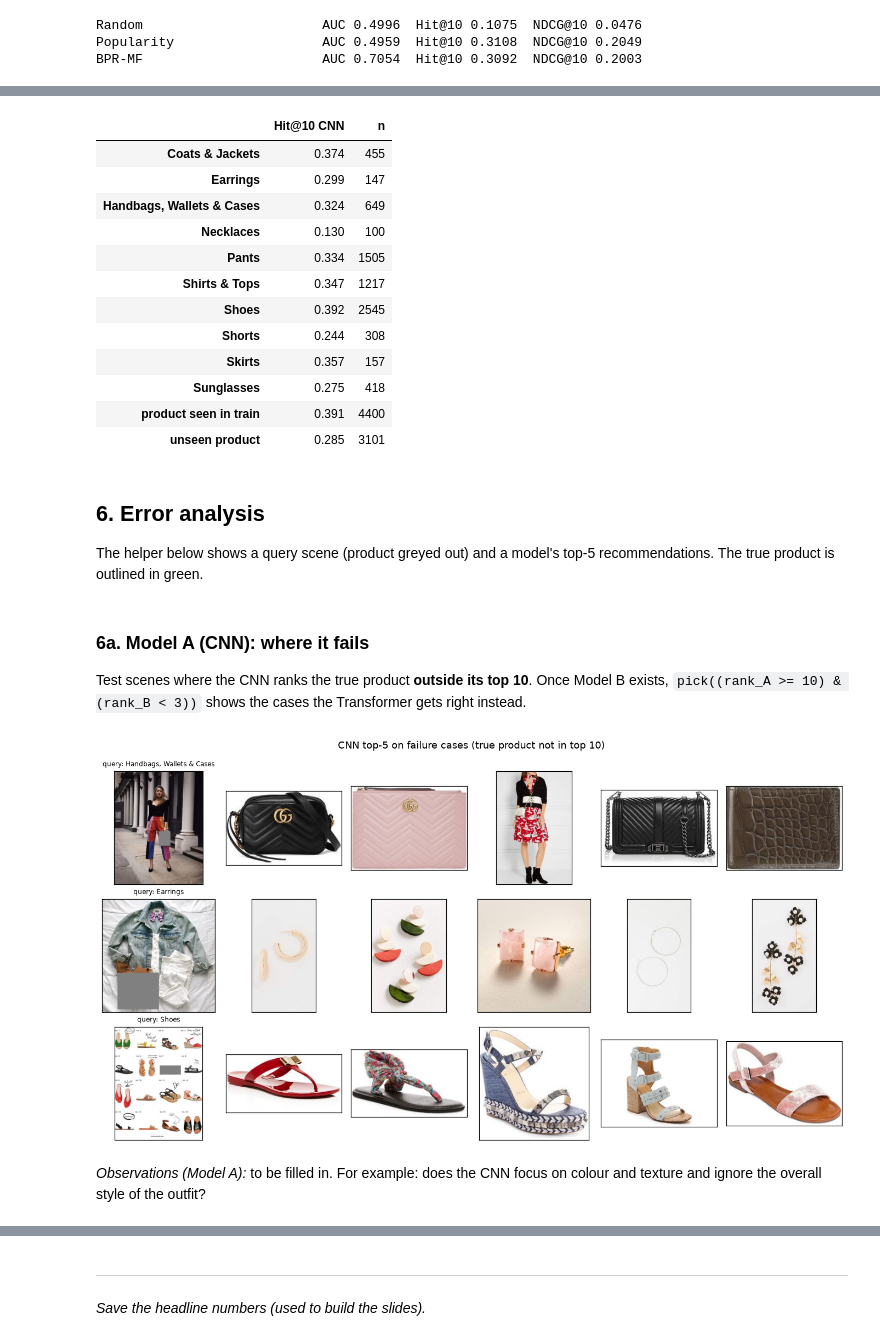
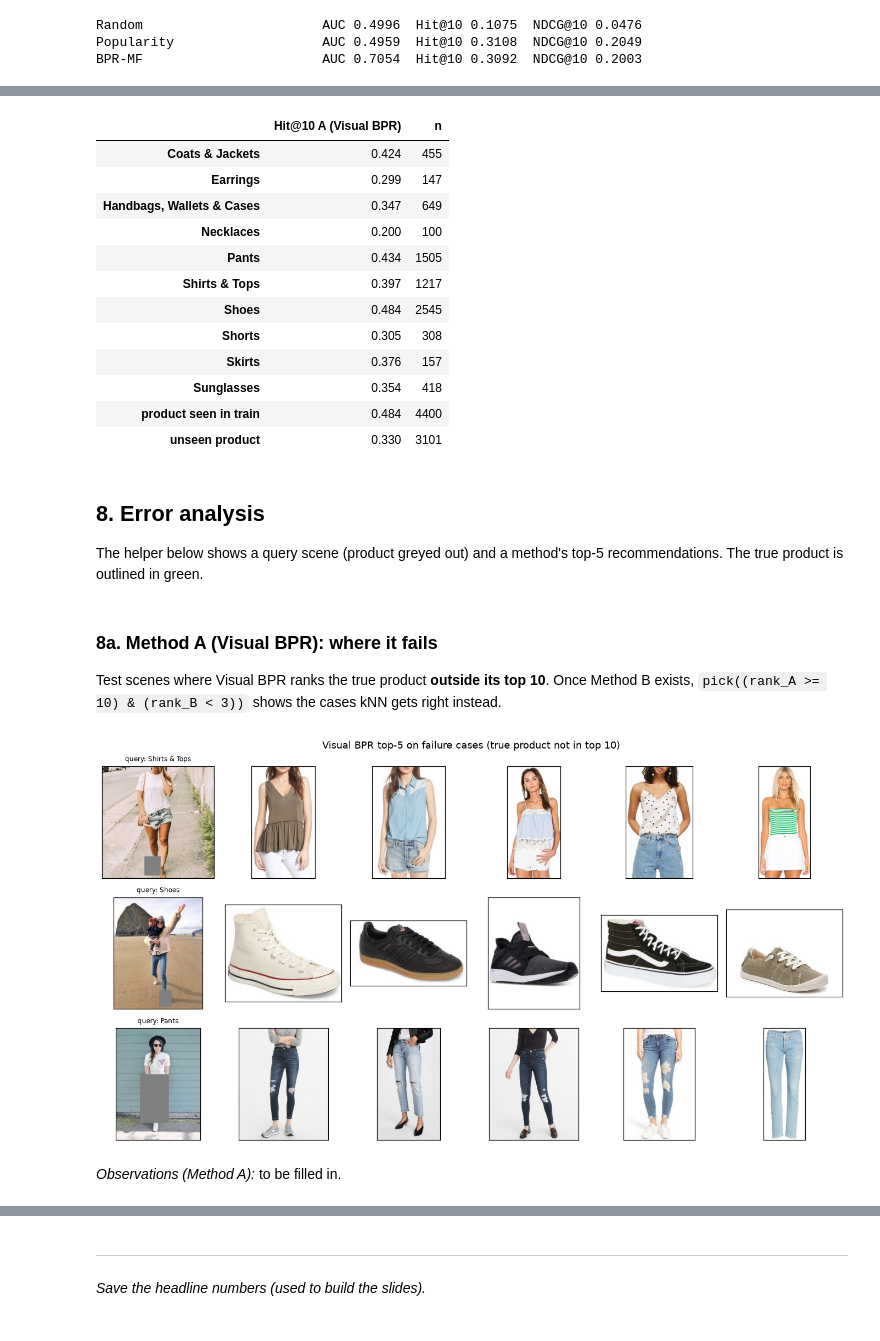
Before and after one commit to raw012/PInterest-Recommender-System, a Jupyter notebook: workbook.ipynb, the cells around one changed output, grey strips where cells are left out. Saved outputs shown, nothing was run; the diff lists cells and outputs as text; code cells hidden in the pictures.

```diff
--- a/workbook.ipynb
+++ b/workbook.ipynb
@@ -169,0 +182,5 @@ BPR-MF                       AUC 0.7054  Hit@10 0.3092  NDCG@10 0.2003
+# %%
+FEATS = {tag: (np.load(f'data/feat_{tag}_product.npy').astype(np.float32),       # [n_products, 512]
+               np.load(f'data/feat_{tag}_scene_masked.npy').astype(np.float32))  # [n_pairs, 512]
+         for tag in ['cnn', 'vit']}
+pd.DataFrame({t: json.load(open(f'data/encoder_{t}.json')) for t in FEATS}).T[['arch', 'params_M', 'embed_dim', 'images_per_sec']]
@@ -199,13 +216,21 @@ class VisualBPR(nn.Module):
         if f_prod.dim() == 3: q = q[:, None, :]
         return (q * v).sum(-1) + self.w(f_prod).squeeze(-1)
 
-def run_visual_model(tag):
-    P = np.load(f'data/feat_{tag}_product.npy').astype(np.float32)
-    S = np.load(f'data/feat_{tag}_scene_masked.npy').astype(np.float32)
+def run_visual_bpr(tag):
+    P, S = FEATS[tag]
     inputs = lambda b: (T(S[b.row.values]), T(b.category.map(cat_id).values))
     torch.manual_seed(SEED)
     model = train_bpr(VisualBPR(P.shape[1]), lambda m, b, neg: (m(*inputs(b), T(P[b.p.values])),
                                                                  m(*inputs(b), T(P[neg]))))
     def score(df, cand):
         with torch.no_grad(): return model(*inputs(df), T(P[cand])).numpy()
-    return model, score
+    return score
+
+method_A = {}
+for tag, name in [('cnn', 'CNN'), ('vit', 'ViT')]:
+    score = run_visual_bpr(tag)
+    method_A[tag] = dict(score=score, valid_auc=evaluate(score, valid, NEG['valid'])['AUC'],
+                         rank=report(f'A: Visual BPR ({name})', score))
+best_A = max(method_A, key=lambda t: method_A[t]['valid_auc'])
+score_A, rank_A = method_A[best_A]['score'], method_A[best_A]['rank']
+print('features chosen on validation:', best_A)
@@ -214,3 +240,0 @@ def run_visual_model(tag):
-# %%
-model_A, score_A = run_visual_model('cnn')
-rank_A = report('Model A: CNN (ResNet)', score_A)
@@ -243,7 +270,7 @@ ViT features: (38111, 512) (72198, 512)
 # %%
 res = pd.DataFrame(results).T
 display(res.style.format('{:.3f}').highlight_max(axis=0, color='#c6efce'))
-ax = res.plot.barh(figsize=(9, 3.5), width=.8); ax.invert_yaxis(); ax.set_title('Test set (1 true product vs 99 same-category negatives)')
+ax = res.plot.barh(figsize=(9, 3.8), width=.8); ax.invert_yaxis(); ax.set_title('Test set (1 true product vs 99 same-category negatives)')
 plt.tight_layout(); plt.show()
 # %% [output]
 |  | AUC | Hit@10 | NDCG@10 |
@@ -267,28 +285,28 @@ eff[['arch', 'params_M', 'input_px', 'embed_dim', 'images_per_sec']]
 # %%
-ranks = {'Hit@10 CNN': rank_A}
-if rank_B is not None: ranks['Hit@10 Transformer'] = rank_B
+ranks = {'Hit@10 A (Visual BPR)': rank_A}
+if rank_B is not None: ranks['Hit@10 B (Visual kNN)'] = rank_B
 by = test.assign(**{k: r < 10 for k, r in ranks.items()},
                  product=np.where(test.p.isin(train_products), 'product seen in train', 'unseen product'))
 pd.concat([by.groupby('category')[list(ranks)].mean().assign(n=by.category.value_counts()),
            by.groupby('product')[list(ranks)].mean().assign(n=by['product'].value_counts())]).round(3)
 # %% [output]
-|  | Hit@10 CNN | n |
-| Coats & Jackets | 0.374 | 455 |
+|  | Hit@10 A (Visual BPR) | n |
+| Coats & Jackets | 0.424 | 455 |
 | Earrings | 0.299 | 147 |
-| Handbags, Wallets & Cases | 0.324 | 649 |
-| Necklaces | 0.130 | 100 |
-| Pants | 0.334 | 1505 |
-| Shirts & Tops | 0.347 | 1217 |
-| Shoes | 0.392 | 2545 |
-| Shorts | 0.244 | 308 |
-| Skirts | 0.357 | 157 |
-| Sunglasses | 0.275 | 418 |
-| product seen in train | 0.391 | 4400 |
-| unseen product | 0.285 | 3101 |
+| Handbags, Wallets & Cases | 0.347 | 649 |
+| Necklaces | 0.200 | 100 |
+| Pants | 0.434 | 1505 |
+| Shirts & Tops | 0.397 | 1217 |
+| Shoes | 0.484 | 2545 |
+| Shorts | 0.305 | 308 |
+| Skirts | 0.376 | 157 |
+| Sunglasses | 0.354 | 418 |
+| product seen in train | 0.484 | 4400 |
+| unseen product | 0.330 | 3101 |
 # %% [markdown]
-## 6. Error analysis
+## 8. Error analysis
 
-The helper below shows a query scene (product greyed out) and a model's top-5 recommendations. The true product is outlined in green.
+The helper below shows a query scene (product greyed out) and a method's top-5 recommendations. The true product is outlined in green.
 # %%
 def show_recs(score_fn, rows, title, top=5):
     df = test.iloc[rows]; cand = np.concatenate([df.p.values[:, None], NEG['test'][rows]], 1)
@@ -307,12 +325,12 @@ def show_recs(score_fn, rows, title, top=5):
 
 pick = lambda mask, n=3: np.random.default_rng(4).choice(np.where(mask)[0], n, replace=False)
 # %% [markdown]
-### 6a. Model A (CNN): where it fails
-Test scenes where the CNN ranks the true product **outside its top 10**. Once Model B exists, `pick((rank_A >= 10) & (rank_B < 3))` shows the cases the Transformer gets right instead.
+### 8a. Method A (Visual BPR): where it fails
+Test scenes where Visual BPR ranks the true product **outside its top 10**. Once Method B exists, `pick((rank_A >= 10) & (rank_B < 3))` shows the cases kNN gets right instead.
 # %%
-show_recs(score_A, pick(rank_A >= 10), 'CNN top-5 on failure cases (true product not in top 10)')
+show_recs(score_A, pick(rank_A >= 10), 'Visual BPR top-5 on failure cases (true product not in top 10)')
 # %% [output]
-[figure, old version]
+[figure, new version]
-# %% [markdown]
-*Observations (Model A):* to be filled in. For example: does the CNN focus on colour and texture and ignore the overall style of the outfit?
+# %% [markdown]
+*Observations (Method A):* to be filled in.
 # %% [markdown]
```
Also changed, not shown: parts of 21 cells of this notebook, 2 other files.
